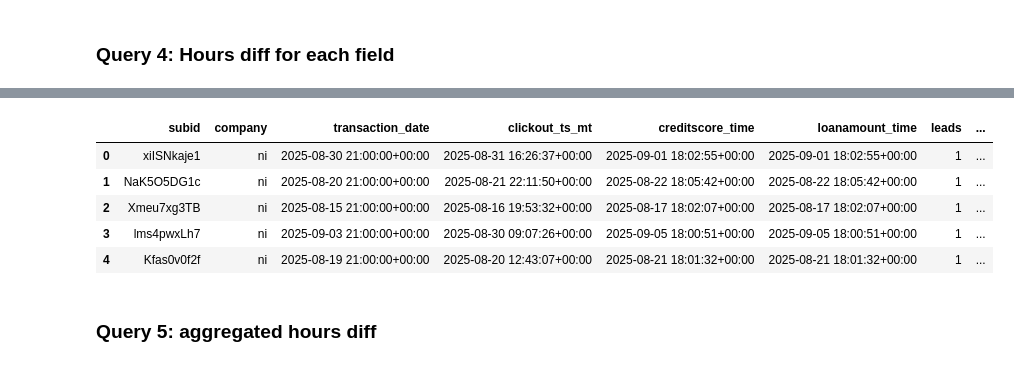
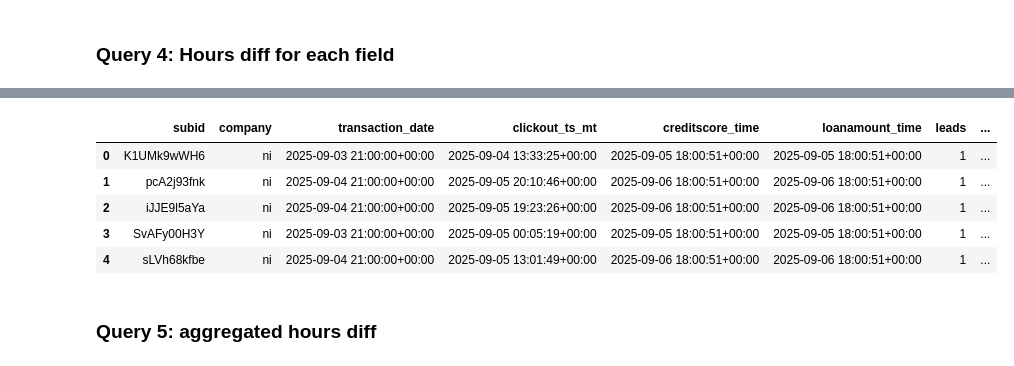
Before and after one commit to omribouch/enrichment, a Jupyter notebook: checking-new-partners-enrichment/partner_enrichment_checks.ipynb, the cells around one changed output, grey strips where cells are left out. Cells and saved outputs as stored; diff of their text form; code cells hidden in the pictures.

```diff
--- a/checking-new-partners-enrichment/partner_enrichment_checks.ipynb
+++ b/checking-new-partners-enrichment/partner_enrichment_checks.ipynb
@@ -34,13 +34,14 @@ max_enrichment_cols = "MAX(age_of_business_months) AS age_of_business_months, MA
 # Rocket
 partner_ids = [3158,3178]
 process_names = ["quicken_rocket_allocated"]
+vertical_ids = ["5fa2b415c91a2010c3432900"]
+start_date = "2025-01-01"
+end_date = "2025-09-09"
 transaction_month_prt = "2025-01"
-vertical_ids = ["5fa2b415c91a2010c3432900"]
-start_date = "2025-08-01"
-end_date = "2025-09-07"
-transaction_month_prt_start = "2025-08"
-transaction_month_prt_end = "2025-10"
+# transaction_month_prt_start = "2025-08"
+# transaction_month_prt_end = "2025-10"
 
+enrich_cond = "AND loanpurpose = 'Refinance'"
 enrichment_cols = "loanamount, creditscore, "
 max_enrichment_cols = "MAX(f.loanamount)  AS loan_amount, MAX(f.creditscore) AS credit_score "
 # %% [markdown]
@@ -206,19 +201,24 @@ Looks like every day added around 60 +- subids.  looks valid
 # %% [markdown]
 ### Query 4: Hours diff for each field
 # %%
-import pandas as pd
-import numpy as np
-
 def get_data3_combined(
     partner_ids,
     process_names,
-    transaction_month_prt,  # not used (we derive months from dates; kept for symmetry)
+    transaction_month_prt,
     vertical_ids,
     start_date,  # 'YYYY-MM-DD'
     end_date     # 'YYYY-MM-DD'
 ) -> pd.DataFrame:
     tm_start = start_date[:7]
-    tm_end   = end_date[:7]
+    tm_end = end_date[:7]
+    if tm_end == tm_start:
+        year, month = map(int, tm_end.split('-'))
+        if month == 12:
+            year += 1
+            month = 1
+        else:
+            month += 1
+        tm_end = f"{year:04d}-{month:02d}"
 
     query = f"""
 WITH raw_enrich AS (
@@ -236,7 +236,7 @@ WITH raw_enrich AS (
     AND process_name in ({','.join(f"'{p}'" for p in process_names)})
     AND transaction_month_prt between '{tm_start}' and '{tm_end}'
     AND vertical_id in ({','.join(f"'{v}'" for v in vertical_ids)})
-    AND loanpurpose = 'Refinance'
+    {enrich_cond}
     AND rn = 1
 ),
 ff AS (
@@ -252,6 +252,7 @@ ff AS (
   FROM dlk_visitor_funnel_dwh_production.chart_funnel
   WHERE partner_id in ({','.join(map(str, partner_ids))})
     AND dt between '{tm_start}' and '{tm_end}'
+    and clickout_date between cast('{start_date}' as date) and cast('{end_date}' as date)
     AND vertical_id in ({','.join(f"'{v}'" for v in vertical_ids)})
     AND traffic_type = 'users'
   GROUP BY 1,2,3,4,5
@@ -309,10 +310,10 @@ SELECT * FROM combined
 combined_df = get_data3_combined(
     partner_ids=partner_ids,
     process_names=process_names,
-    transaction_month_prt='2025-08',   # ignored for month range; kept for signature symmetry
+    transaction_month_prt=transaction_month_prt,   # ignored for month range; kept for signature symmetry
     vertical_ids=vertical_ids,
-    start_date='2025-08-01',
-    end_date='2025-09-06'
+    start_date= start_date,
+    end_date= end_date
 )
 
 # parse the string timestamps before hours math (your build_hours_summary already does this)
@@ -360,13 +364,13 @@ combined_df.head()
 Added hour difference columns:
 Columns: ['subid', 'company', 'transaction_date', 'clickout_ts_mt', 'creditscore_time', 'loanamount_time', 'leads', 'qls', 'sales', 'creditscore_diff_hours', 'loanamount_diff_hours']
 
 First 5 rows with hour differences:
 |  | subid | company | transaction_date | clickout_ts_mt | creditscore_time | loanamount_time | leads | ... |
-| 0 | xiISNkaje1 | ni | 2025-08-30 21:00:00+00:00 | 2025-08-31 16:26:37+00:00 | 2025-09-01 18:02:55+00:00 | 2025-09-01 18:02:55+00:00 | 1 | ... |
-| 1 | NaK5O5DG1c | ni | 2025-08-20 21:00:00+00:00 | 2025-08-21 22:11:50+00:00 | 2025-08-22 18:05:42+00:00 | 2025-08-22 18:05:42+00:00 | 1 | ... |
-| 2 | Xmeu7xg3TB | ni | 2025-08-15 21:00:00+00:00 | 2025-08-16 19:53:32+00:00 | 2025-08-17 18:02:07+00:00 | 2025-08-17 18:02:07+00:00 | 1 | ... |
-| 3 | lms4pwxLh7 | ni | 2025-09-03 21:00:00+00:00 | 2025-08-30 09:07:26+00:00 | 2025-09-05 18:00:51+00:00 | 2025-09-05 18:00:51+00:00 | 1 | ... |
-| 4 | Kfas0v0f2f | ni | 2025-08-19 21:00:00+00:00 | 2025-08-20 12:43:07+00:00 | 2025-08-21 18:01:32+00:00 | 2025-08-21 18:01:32+00:00 | 1 | ... |
+| 0 | K1UMk9wWH6 | ni | 2025-09-03 21:00:00+00:00 | 2025-09-04 13:33:25+00:00 | 2025-09-05 18:00:51+00:00 | 2025-09-05 18:00:51+00:00 | 1 | ... |
+| 1 | pcA2j93fnk | ni | 2025-09-04 21:00:00+00:00 | 2025-09-05 20:10:46+00:00 | 2025-09-06 18:00:51+00:00 | 2025-09-06 18:00:51+00:00 | 1 | ... |
+| 2 | iJJE9l5aYa | ni | 2025-09-04 21:00:00+00:00 | 2025-09-05 19:23:26+00:00 | 2025-09-06 18:00:51+00:00 | 2025-09-06 18:00:51+00:00 | 1 | ... |
+| 3 | SvAFy00H3Y | ni | 2025-09-03 21:00:00+00:00 | 2025-09-05 00:05:19+00:00 | 2025-09-05 18:00:51+00:00 | 2025-09-05 18:00:51+00:00 | 1 | ... |
+| 4 | sLVh68kfbe | ni | 2025-09-04 21:00:00+00:00 | 2025-09-05 13:01:49+00:00 | 2025-09-06 18:00:51+00:00 | 2025-09-06 18:00:51+00:00 | 1 | ... |
 # %% [markdown]
 ### Query 5: aggregated hours diff
 # %%
```
Also changed, not shown: parts of 34 cells of this notebook.
